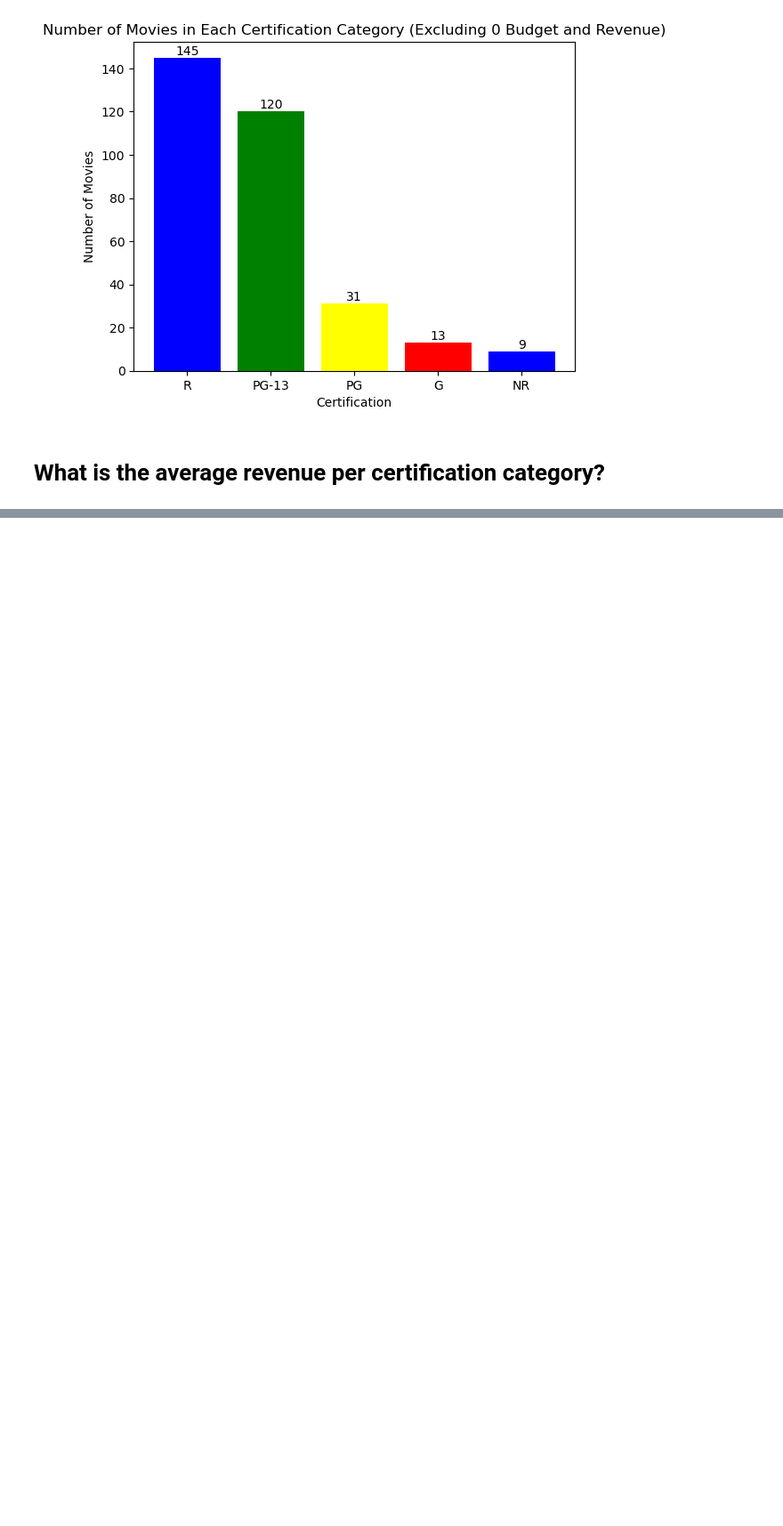
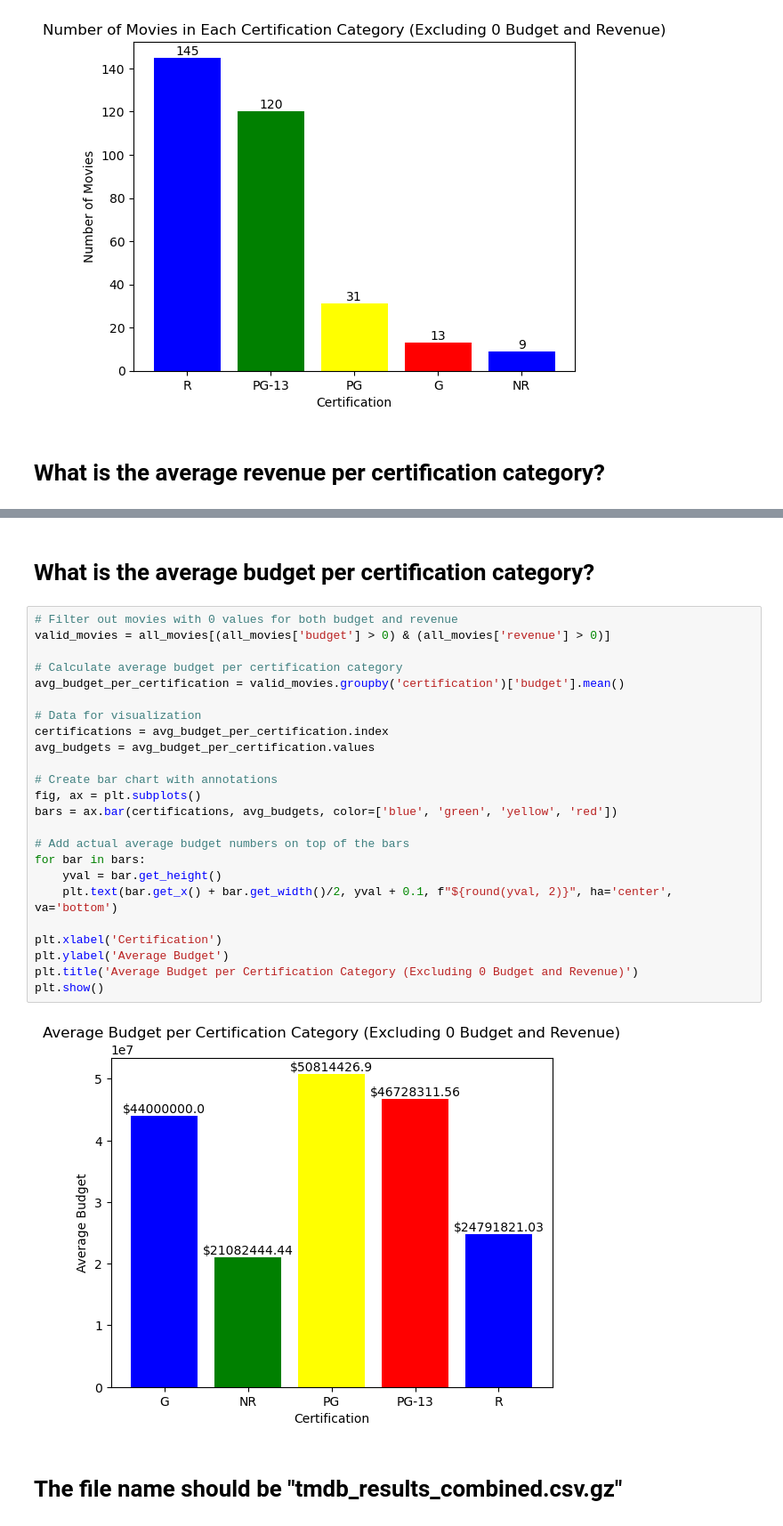
Before and after one commit to Shaunnero/Data_Enrichment, a Jupyter notebook: Project 3 - Part 2 Extract from TMDB_EDA.ipynb, the cells around one changed output, grey strips where cells are left out. Shown: that part at 89% size. Saved outputs shown, nothing was run; the diff lists cells and outputs as text; blank space fills up the shorter version.

```diff
--- a/Project 3 - Part 2 Extract from TMDB_EDA.ipynb
+++ b/Project 3 - Part 2 Extract from TMDB_EDA.ipynb
@@ -104,0 +131,30 @@ plt.show()
+# %% [markdown]
+# What is the average budget per certification category?
+# %%
+# Filter out movies with 0 values for both budget and revenue
+valid_movies = all_movies[(all_movies['budget'] > 0) & (all_movies['revenue'] > 0)]
+
+# Calculate average budget per certification category
+avg_budget_per_certification = valid_movies.groupby('certification')['budget'].mean()
+
+# Data for visualization
+certifications = avg_budget_per_certification.index
+avg_budgets = avg_budget_per_certification.values
+
+# Create bar chart with annotations
+fig, ax = plt.subplots()
+bars = ax.bar(certifications, avg_budgets, color=['blue', 'green', 'yellow', 'red'])
+
+# Add actual average budget numbers on top of the bars
+for bar in bars:
+    yval = bar.get_height()
+    plt.text(bar.get_x() + bar.get_width()/2, yval + 0.1, f"${round(yval, 2)}", ha='center', va='bottom')
+
+plt.xlabel('Certification')
+plt.ylabel('Average Budget')
+plt.title('Average Budget per Certification Category (Excluding 0 Budget and Revenue)')
+plt.show()
+# %% [output]
+[figure, added]
+# %% [markdown]
+# The file name should be "tmdb_results_combined.csv.gz"
```
Also changed, not shown: parts of 2 cells of this notebook.
